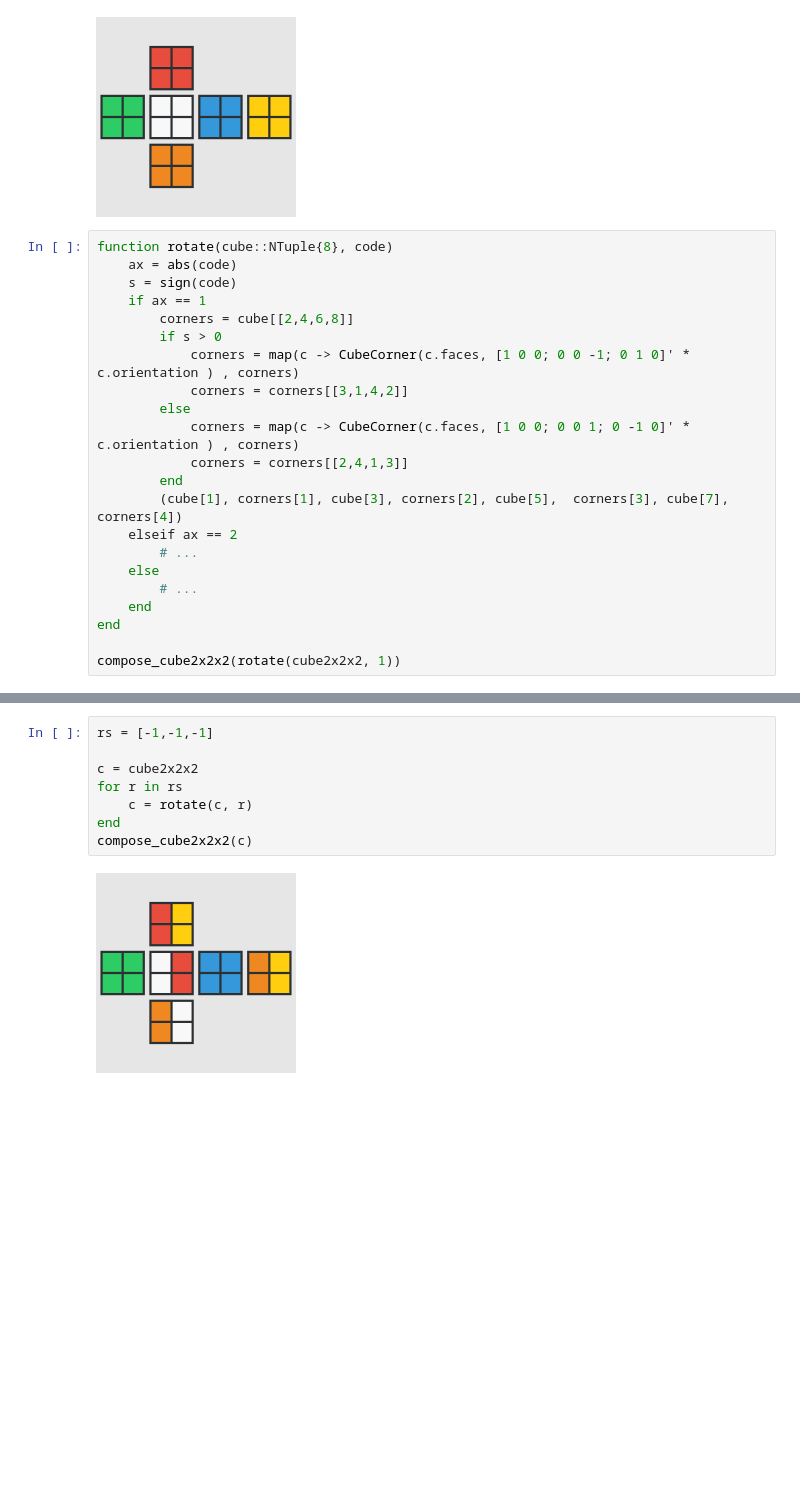
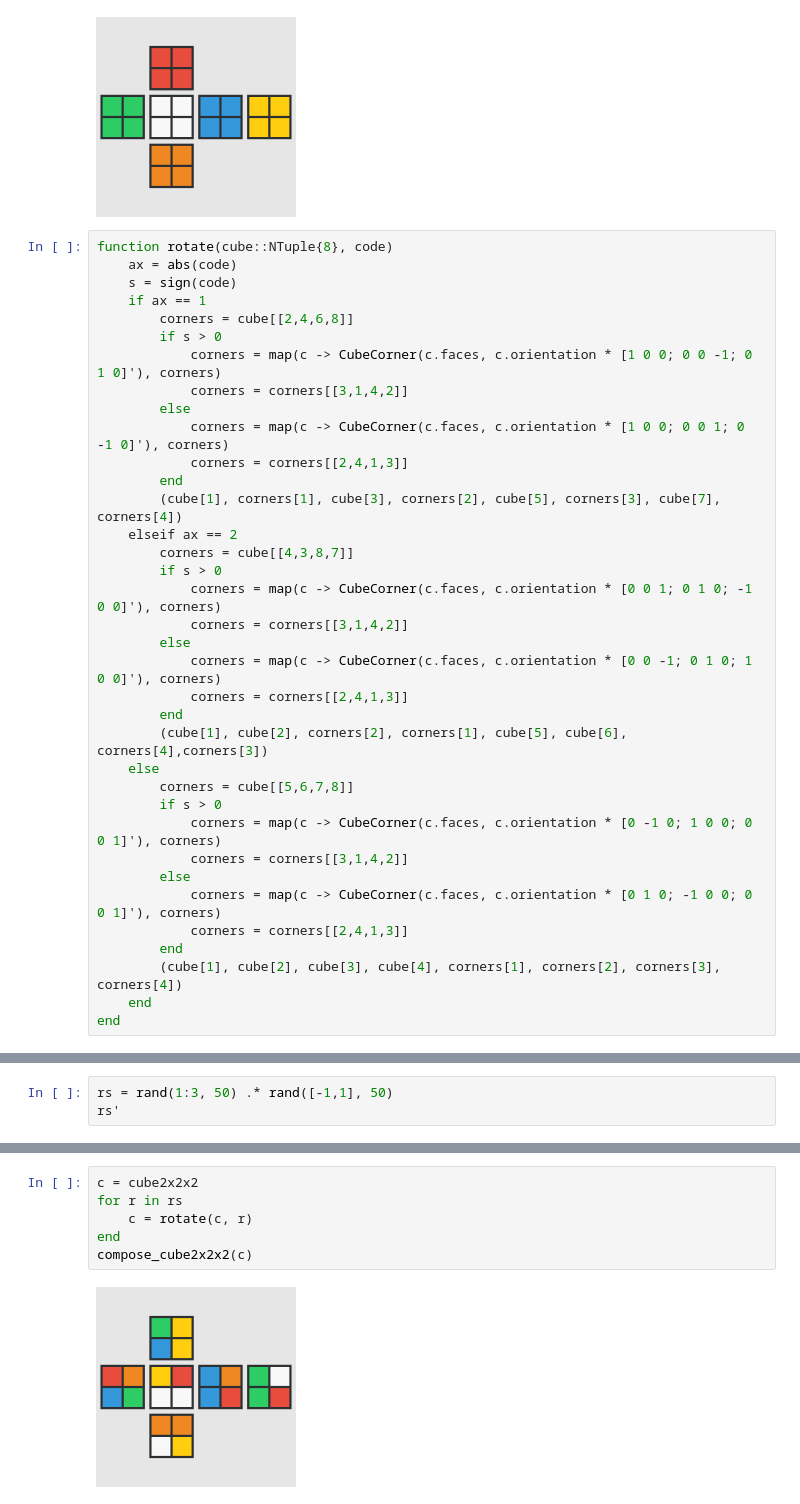
Before and after one commit to cdsousa/RubikFromZero, a Jupyter notebook: Rubik.ipynb, the cells around one changed output, grey strips where cells are left out. Cells and saved outputs as stored; diff of their text form; blank space fills up the shorter version.

```diff
--- a/Rubik.ipynb
+++ b/Rubik.ipynb
@@ -194,19 +200,33 @@ function rotate(cube::NTuple{8}, code)
     if ax == 1
         corners = cube[[2,4,6,8]]
         if s > 0
-            corners = map(c -> CubeCorner(c.faces, [1 0 0; 0 0 -1; 0 1 0]' * c.orientation ) , corners)
+            corners = map(c -> CubeCorner(c.faces, c.orientation * [1 0 0; 0 0 -1; 0 1 0]'), corners)
             corners = corners[[3,1,4,2]]
         else
-            corners = map(c -> CubeCorner(c.faces, [1 0 0; 0 0 1; 0 -1 0]' * c.orientation ) , corners)
+            corners = map(c -> CubeCorner(c.faces, c.orientation * [1 0 0; 0 0 1; 0 -1 0]'), corners)
             corners = corners[[2,4,1,3]]
         end
-        (cube[1], corners[1], cube[3], corners[2], cube[5],  corners[3], cube[7],  corners[4])
+        (cube[1], corners[1], cube[3], corners[2], cube[5], corners[3], cube[7], corners[4])
     elseif ax == 2
-        # ...
+        corners = cube[[4,3,8,7]]
+        if s > 0
+            corners = map(c -> CubeCorner(c.faces, c.orientation * [0 0 1; 0 1 0; -1 0 0]'), corners)
+            corners = corners[[3,1,4,2]]
+        else
+            corners = map(c -> CubeCorner(c.faces, c.orientation * [0 0 -1; 0 1 0; 1 0 0]'), corners)
+            corners = corners[[2,4,1,3]]
+        end
+        (cube[1], cube[2], corners[2], corners[1], cube[5], cube[6], corners[4],corners[3])
     else
-        # ...
+        corners = cube[[5,6,7,8]]
+        if s > 0
+            corners = map(c -> CubeCorner(c.faces, c.orientation * [0 -1 0; 1 0 0; 0 0 1]'), corners)
+            corners = corners[[3,1,4,2]]
+        else
+            corners = map(c -> CubeCorner(c.faces, c.orientation * [0 1 0; -1 0 0; 0 0 1]'), corners)
+            corners = corners[[2,4,1,3]]
+        end
+        (cube[1], cube[2], cube[3], cube[4], corners[1], corners[2], corners[3],  corners[4])
     end
 end
-
-compose_cube2x2x2(rotate(cube2x2x2, 1))
 # %% [output]
@@ -213,0 +234,3 @@ compose_cube2x2x2(rotate(cube2x2x2, 1))
+# %%
+rs = rand(1:3, 50) .* rand([-1,1], 50)
+rs'
@@ -214,10 +240,8 @@ compose_cube2x2x2(rotate(cube2x2x2, 1))
 # %%
-rs = [-1,-1,-1]
-
 c = cube2x2x2
 for r in rs
     c = rotate(c, r)
 end
 compose_cube2x2x2(c)
 # %% [output]
-[figure, old version]
+[figure, new version]
```
Also changed, not shown: parts of 6 cells of this notebook.
